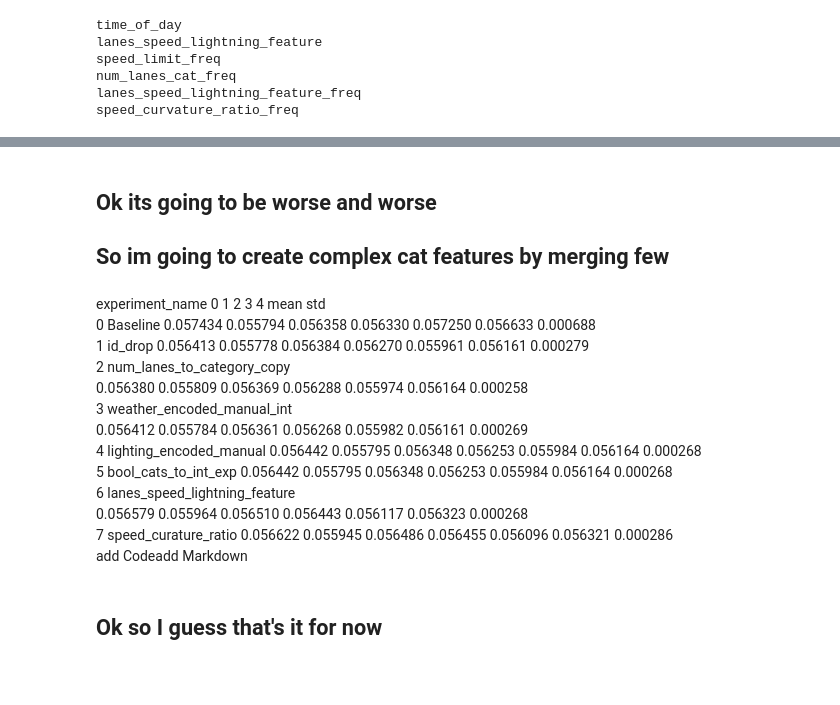
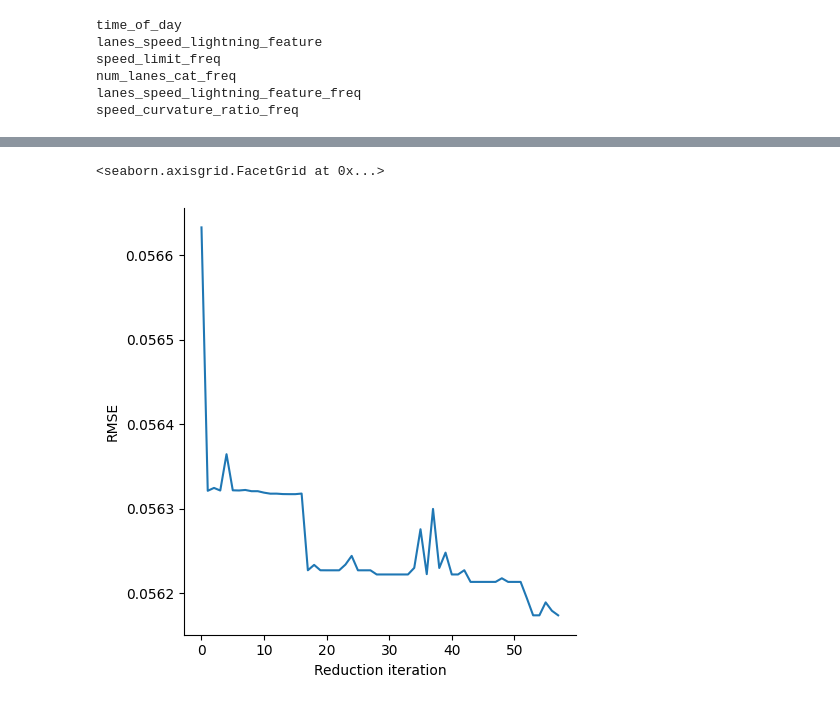
Before and after one commit to antlbn/Kaggle_competition_playground, a Jupyter notebook: road-accidents.ipynb, the cells around one changed output, grey strips where cells are left out. Cells and saved outputs as stored; diff of their text form; code cells hidden in the pictures; blank space fills up the shorter version.

```diff
--- a/road-accidents.ipynb
+++ b/road-accidents.ipynb
@@ -560,3 +492,0 @@ X_reduced.info()
-# %% [markdown]
-## Ok its going to be worse and worse
-## So im going to create complex cat features by merging few
@@ -565,17 +492,0 @@ X
-# %% [markdown]
-
-experiment_name	0	1	2	3	4	mean	std\
-0	Baseline	            0.057434	0.055794	0.056358	0.056330	0.057250	0.056633	0.000688\
-1	id_drop	                0.056413	0.055778	0.056384	0.056270	0.055961	0.056161	0.000279\
-2	num_lanes_to_category_copy\
-                            0.056380	0.055809	0.056369	0.056288	0.055974	0.056164	0.000258\
-3	weather_encoded_manual_int\
-                            0.056412	0.055784	0.056361	0.056268	0.055982	0.056161	0.000269\
-4	lighting_encoded_manual	0.056442	0.055795	0.056348	0.056253	0.055984	0.056164	0.000268\
-5	bool_cats_to_int_exp	0.056442	0.055795	0.056348	0.056253	0.055984	0.056164	0.000268\
-6	lanes_speed_lightning_feature\
-                            0.056579	0.055964	0.056510	0.056443	0.056117	0.056323	0.000268\
-7	speed_curature_ratio	0.056622	0.055945	0.056486	0.056455	0.056096	0.056321	0.000286\
-add Codeadd Markdown
-# %% [markdown]
-## Ok so I guess that's it for now
@@ -605,0 +493,5 @@ add Codeadd Markdown
+# %%
+sns.relplot(y=Scoresy['mean'], x=Scoresy.index,kind="line").set_axis_labels('Reduction iteration', 'RMSE')
+# %% [output]
+<seaborn.axisgrid.FacetGrid at 0x...>
+[figure, added]
```
Also changed, not shown: parts of 60 cells of this notebook.
